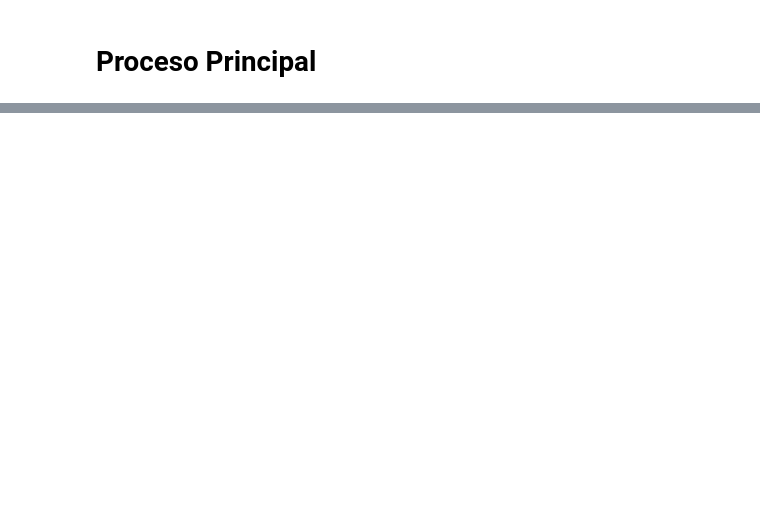
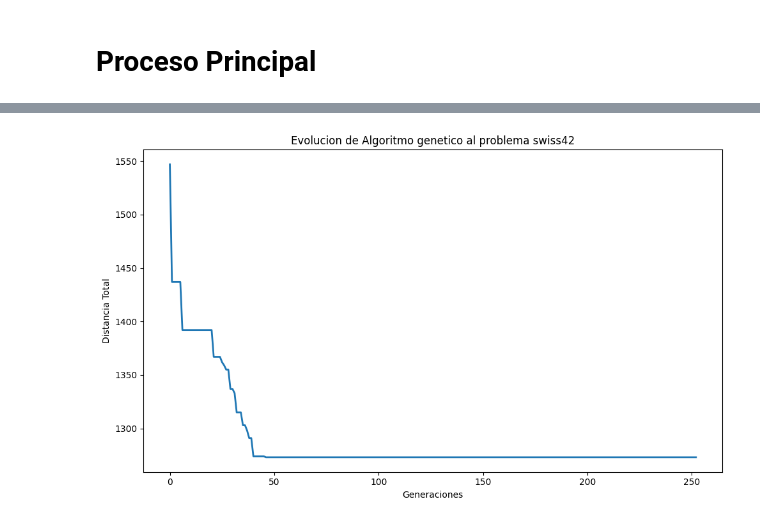
Before and after one commit to carlosbravo1408/03MIAR-Algoritmos-de-Optimizacion-2025, a Jupyter notebook: AG4/Algoritmo_Genetico_para_el_TSP.ipynb, the cells around one changed output, grey strips where cells are left out. Saved outputs shown, nothing was run; the diff lists cells and outputs as text; code cells hidden in the pictures; blank space fills up the shorter version.

```diff
--- a/AG4/Algoritmo_Genetico_para_el_TSP.ipynb
+++ b/AG4/Algoritmo_Genetico_para_el_TSP.ipynb
@@ -326,21 +393,38 @@ def Seleccionar(
     :param elitismo:
     :return:
     """
-    sorted()
+    _poblacion = sorted(poblacion, key=lambda x: distancia_total(x, problem))
+    n_elitista = math.ceil(N*elitismo)
+    nueva_poblacion = _poblacion[:n_elitista]
+    individuos_restantes = _poblacion[n_elitista:]
+    while len(nueva_poblacion) < N:
+        # Se ha elegido la selección por torneo de 5 individuos
+        participantes = random.sample(individuos_restantes, min(5, len(individuos_restantes)))
+        # sobreviviente será agregado a la nueva poblacion
+        ganador = min(participantes, key=lambda x: distancia_total(x, problem))
+        nueva_poblacion.append(ganador)
+        # removemos al ganador de la lista de individuos restantes, para asi
+        # permitir a los otros participantes la posibilidad de volver a
+        # participar
+        individuos_restantes.remove(ganador)
+
+    return nueva_poblacion
+
+seleccion = Seleccionar(tsp_problem, cruce, 50, .1)
 # %% [markdown]
 # Proceso Principal
 # %%
-#Funcion principal del algoritmo genetico
-#######################################################3
 def algoritmo_genetico(
         problem: TSProblemType,
         N: int = 100,
         mutacion: float = .15,
         elitismo: float = .1,
-        generaciones: int = 100
+        generaciones: int = 100,
+        verbose: bool = False,
+        dibujar_historico: bool = False,
 ):
     """
-
+    Función principal del algoritmo genético
     :param problem: datos del problema
     :param N: Tamaño de la población
     :param mutacion: probabilidad de una mutación
@@ -350,17 +434,17 @@ def algoritmo_genetico(
     """
 
     #Genera la poblacion inicial
-    Nodos = problem.cached_nodes
-    poblacion = generar_poblacion(Nodos, N)
+    poblacion = generar_poblacion(problem, N)
 
     #Inicializamos valores para la mejor solucion
-    (mejor_solucion, mejor_distancia) = Evaluar_Poblacion(poblacion, problem)
+    mejor_solucion, mejor_distancia = Evaluar_Poblacion(poblacion, problem)
 
-    #Condicion de parada
-    parar = False
-    n = 0
+    # guardamos el historial de distancias para su posterior gratification
+    distancias = [distancia_total(poblacion[0], problem), mejor_distancia]
+    generacion = 0
+
     #Inciamos el ciclo de generaciones
-    while (parar == False):
+    while generacion <= generaciones:
 
         #Cruce de la poblacion(incluye mutación)
         poblacion = Cruzar(poblacion, mutacion, problem)
@@ -369,22 +453,51 @@ def algoritmo_genetico(
         poblacion = Seleccionar(problem, poblacion, N, elitismo)
 
         #Evaluamos la nueva población
-        (mejor_solucion, mejor_distancia) = Evaluar_Poblacion(
+        solucion_actual, distancia_actual = Evaluar_Poblacion(
             poblacion, problem
         )
+        distancias.append(distancia_actual)
+        if verbose:
+            print(
+                "Generación #", generacion, "\nLa mejor solución es:", solucion_actual,
+                "\ncon distancia ", distancia_actual, "\n"
+            )
 
-        print(
-            "Generación #", n, "\nLa mejor solución es:", mejor_solucion,
-            "\ncon distancia ", mejor_distancia, "\n"
+        # solo almacena la última mejor solucion
+        if distancia_actual <= mejor_distancia:
+            mejor_solucion = solucion_actual
+            mejor_distancia = distancia_actual
+
+        generacion += 1
+
+    if dibujar_historico:
+        x = range(len(distancias))
+        plt.figure(figsize=(10, 6))
+        plt.plot(
+            x,
+            distancias,
+            color='#1f77b4', # Azul estándar y limpio
+            linewidth=2,
+            label='Mejor Distancia por Generación'
         )
+        plt.title(
+            f'Evolucion de Algoritmo genetico al problema {problem.name}'
+        )
+        plt.xlabel('Generaciones')
+        plt.ylabel('Distancia Total')
+        plt.tight_layout()
+        plt.show()
 
-        #Numero de generaciones. Criterio de parada
-        if n == generaciones:
-            parar = True
-        n += 1
-
-    return mejor_solucion
+    return mejor_solucion, mejor_distancia
 
 
-sol = algoritmo_genetico(problem=tsp_problem, N=500, mutacion=.3, elitismo=.40,
-                         generaciones=250)
+sol, dis = algoritmo_genetico(
+    problem=tsp_problem,
+    N=500,
+    mutacion=.3,
+    elitismo=.40,
+    generaciones=250,
+    verbose=True,
+    dibujar_historico=True
+)
+# %% [output]
@@ -390,0 +521 @@ sol = algoritmo_genetico(problem=tsp_problem, N=500, mutacion=.3, elitismo=.40,
+[figure, added]
```
Also changed, not shown: parts of 21 cells of this notebook, 2 other files.
